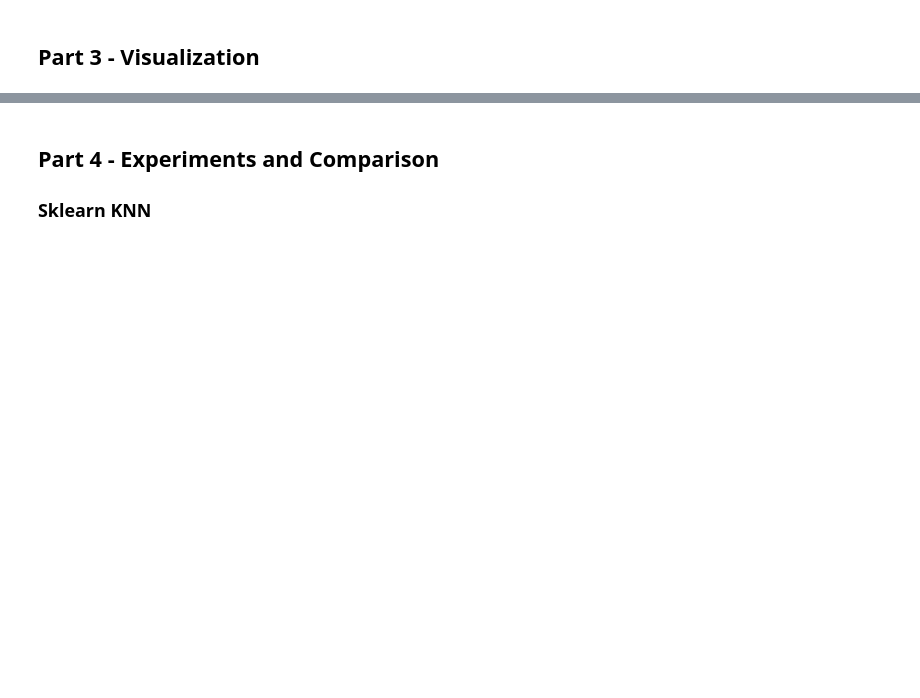
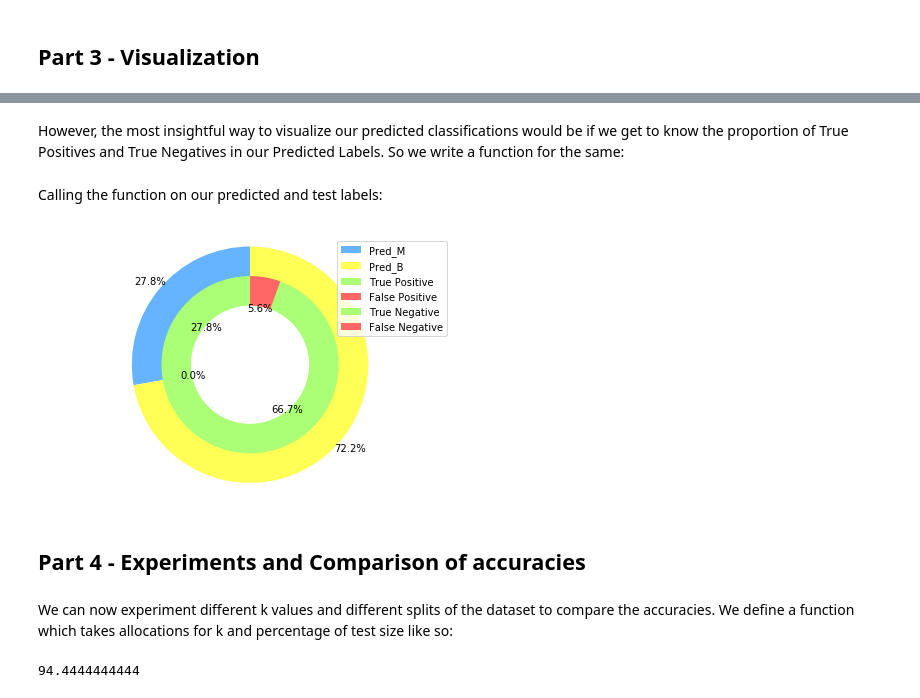
Before and after one commit to krohak/ML_Basics, a Jupyter notebook: knn-from-scratch.ipynb, the cells around one changed output, grey strips where cells are left out. Cells and saved outputs as stored; diff of their text form; code cells hidden in the pictures; blank space fills up the shorter version.

```diff
--- a/knn-from-scratch.ipynb
+++ b/knn-from-scratch.ipynb
@@ -337 +346,3 @@ print(B_real,B_fake,M_real,M_fake)
+# %% [markdown]
+However, the most insightful way to visualize our predicted classifications would be if we get to know the proportion of True Positives and True Negatives in our Predicted Labels. So we write a function for the same:
 # %%
@@ -363,3 +389,8 @@ plt.show()
+# %% [markdown]
+Calling the function on our predicted and test labels:
+# %%
+true_proportion_pie(y_pred,y_test)
+# %% [output]
+[figure, added]
 # %% [markdown]
-## Part 4 - Experiments and Comparison
-### Sklearn KNN
+## Part 4 - Experiments and Comparison of accuracies
@@ -374,0 +397,2 @@ print(accuracy_score(y_pred , y_test)*100)
+# %% [markdown]
+We can now experiment different k values and different splits of the dataset to compare the accuracies. We define a function which takes allocations for k and percentage of test size like so:
@@ -374,0 +411,4 @@ print(accuracy_score(y_pred , y_test)*100)
+# %%
+predict_func([25,12.5])
+# %% [output]
+94.4444444444
```
Also changed, not shown: parts of 40 cells of this notebook.
